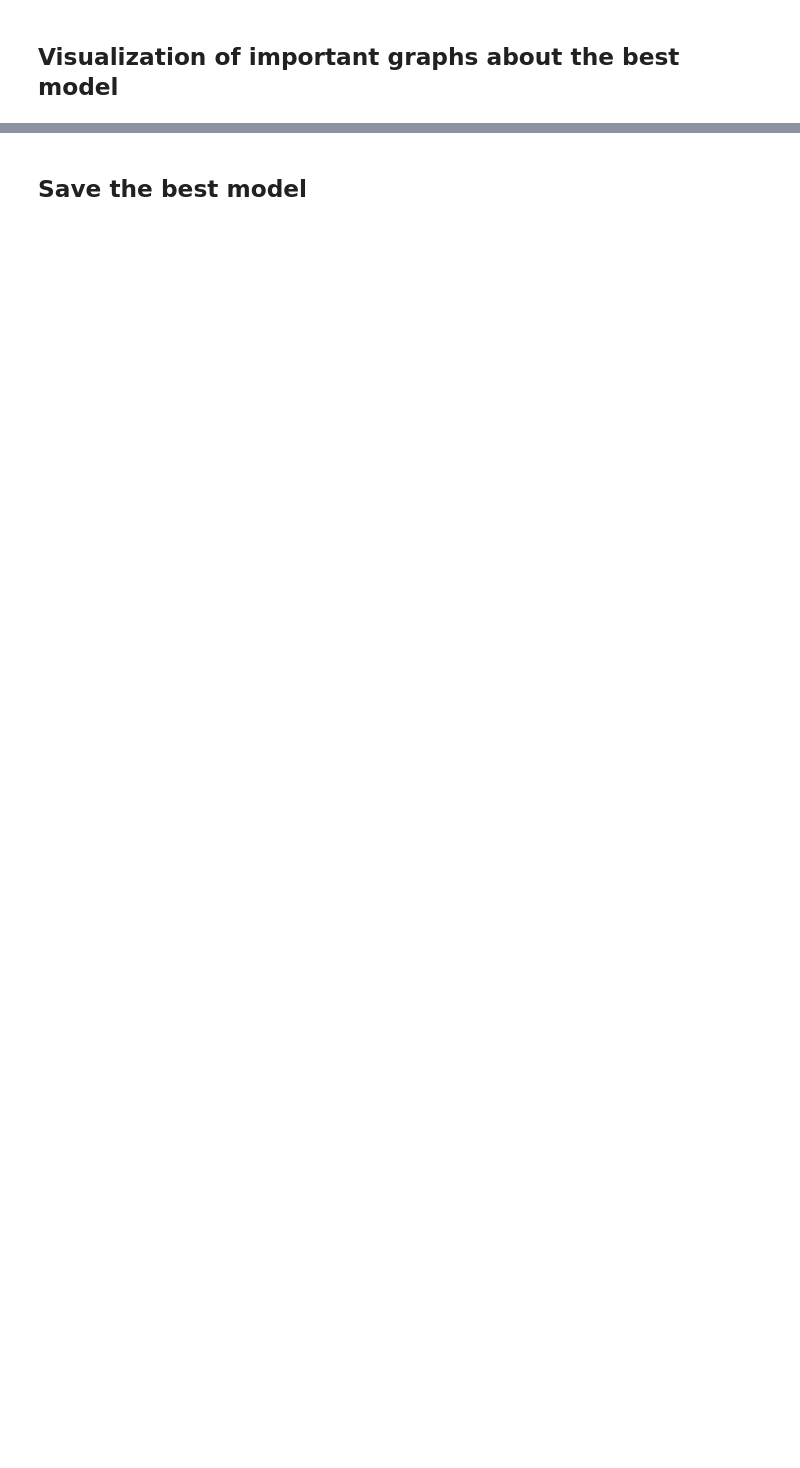
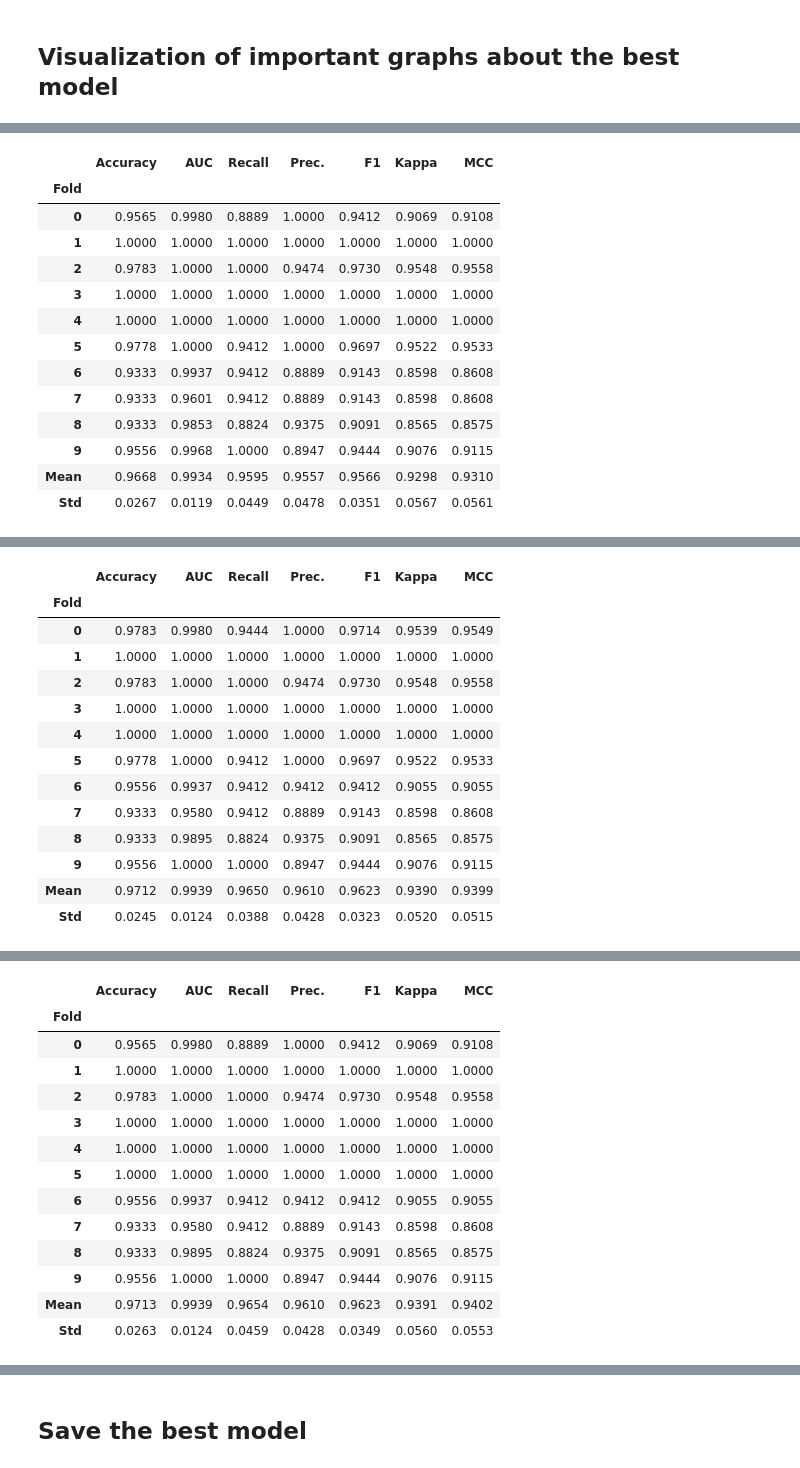
Before and after one commit to aarevalom0/EEG-Interictal-ML-Pipeline, a Jupyter notebook: notebooks/3_Machine_Learning_Model_Training_Evaluation.ipynb, the cells around one changed output, grey strips where cells are left out. Cells and saved outputs as stored; diff of their text form; code cells hidden in the pictures; blank space fills up the shorter version.

Commit message:
update files for best classifier by pycaret

```diff
--- a/notebooks/3_Machine_Learning_Model_Training_Evaluation.ipynb
+++ b/notebooks/3_Machine_Learning_Model_Training_Evaluation.ipynb
@@ -128,0 +113,7 @@ plot_model(best_model, plot='class_report', save=True)
+# %%
+
+
+ensemble = ensemble_model(best_model)
+blended = blend_models([best_model, ensemble])
+stacked = stack_models([best_model, ensemble, blended])
+# %% [output]
@@ -128,0 +121,14 @@ plot_model(best_model, plot='class_report', save=True)
+|  | Accuracy | AUC | Recall | Prec. | F1 | Kappa | MCC |
+| Fold |  |  |  |  |  |  |  |
+| 0 | 0.9565 | 0.9980 | 0.8889 | 1.0000 | 0.9412 | 0.9069 | 0.9108 |
+| 1 | 1.0000 | 1.0000 | 1.0000 | 1.0000 | 1.0000 | 1.0000 | 1.0000 |
+| 2 | 0.9783 | 1.0000 | 1.0000 | 0.9474 | 0.9730 | 0.9548 | 0.9558 |
+| 3 | 1.0000 | 1.0000 | 1.0000 | 1.0000 | 1.0000 | 1.0000 | 1.0000 |
+| 4 | 1.0000 | 1.0000 | 1.0000 | 1.0000 | 1.0000 | 1.0000 | 1.0000 |
+| 5 | 0.9778 | 1.0000 | 0.9412 | 1.0000 | 0.9697 | 0.9522 | 0.9533 |
+| 6 | 0.9333 | 0.9937 | 0.9412 | 0.8889 | 0.9143 | 0.8598 | 0.8608 |
+| 7 | 0.9333 | 0.9601 | 0.9412 | 0.8889 | 0.9143 | 0.8598 | 0.8608 |
+| 8 | 0.9333 | 0.9853 | 0.8824 | 0.9375 | 0.9091 | 0.8565 | 0.8575 |
+| 9 | 0.9556 | 0.9968 | 1.0000 | 0.8947 | 0.9444 | 0.9076 | 0.9115 |
+| Mean | 0.9668 | 0.9934 | 0.9595 | 0.9557 | 0.9566 | 0.9298 | 0.9310 |
+| Std | 0.0267 | 0.0119 | 0.0449 | 0.0478 | 0.0351 | 0.0567 | 0.0561 |
@@ -128,0 +137,14 @@ plot_model(best_model, plot='class_report', save=True)
+|  | Accuracy | AUC | Recall | Prec. | F1 | Kappa | MCC |
+| Fold |  |  |  |  |  |  |  |
+| 0 | 0.9783 | 0.9980 | 0.9444 | 1.0000 | 0.9714 | 0.9539 | 0.9549 |
+| 1 | 1.0000 | 1.0000 | 1.0000 | 1.0000 | 1.0000 | 1.0000 | 1.0000 |
+| 2 | 0.9783 | 1.0000 | 1.0000 | 0.9474 | 0.9730 | 0.9548 | 0.9558 |
+| 3 | 1.0000 | 1.0000 | 1.0000 | 1.0000 | 1.0000 | 1.0000 | 1.0000 |
+| 4 | 1.0000 | 1.0000 | 1.0000 | 1.0000 | 1.0000 | 1.0000 | 1.0000 |
+| 5 | 0.9778 | 1.0000 | 0.9412 | 1.0000 | 0.9697 | 0.9522 | 0.9533 |
+| 6 | 0.9556 | 0.9937 | 0.9412 | 0.9412 | 0.9412 | 0.9055 | 0.9055 |
+| 7 | 0.9333 | 0.9580 | 0.9412 | 0.8889 | 0.9143 | 0.8598 | 0.8608 |
+| 8 | 0.9333 | 0.9895 | 0.8824 | 0.9375 | 0.9091 | 0.8565 | 0.8575 |
+| 9 | 0.9556 | 1.0000 | 1.0000 | 0.8947 | 0.9444 | 0.9076 | 0.9115 |
+| Mean | 0.9712 | 0.9939 | 0.9650 | 0.9610 | 0.9623 | 0.9390 | 0.9399 |
+| Std | 0.0245 | 0.0124 | 0.0388 | 0.0428 | 0.0323 | 0.0520 | 0.0515 |
@@ -128,0 +153,14 @@ plot_model(best_model, plot='class_report', save=True)
+|  | Accuracy | AUC | Recall | Prec. | F1 | Kappa | MCC |
+| Fold |  |  |  |  |  |  |  |
+| 0 | 0.9565 | 0.9980 | 0.8889 | 1.0000 | 0.9412 | 0.9069 | 0.9108 |
+| 1 | 1.0000 | 1.0000 | 1.0000 | 1.0000 | 1.0000 | 1.0000 | 1.0000 |
+| 2 | 0.9783 | 1.0000 | 1.0000 | 0.9474 | 0.9730 | 0.9548 | 0.9558 |
+| 3 | 1.0000 | 1.0000 | 1.0000 | 1.0000 | 1.0000 | 1.0000 | 1.0000 |
+| 4 | 1.0000 | 1.0000 | 1.0000 | 1.0000 | 1.0000 | 1.0000 | 1.0000 |
+| 5 | 1.0000 | 1.0000 | 1.0000 | 1.0000 | 1.0000 | 1.0000 | 1.0000 |
+| 6 | 0.9556 | 0.9937 | 0.9412 | 0.9412 | 0.9412 | 0.9055 | 0.9055 |
+| 7 | 0.9333 | 0.9580 | 0.9412 | 0.8889 | 0.9143 | 0.8598 | 0.8608 |
+| 8 | 0.9333 | 0.9895 | 0.8824 | 0.9375 | 0.9091 | 0.8565 | 0.8575 |
+| 9 | 0.9556 | 1.0000 | 1.0000 | 0.8947 | 0.9444 | 0.9076 | 0.9115 |
+| Mean | 0.9713 | 0.9939 | 0.9654 | 0.9610 | 0.9623 | 0.9391 | 0.9402 |
+| Std | 0.0263 | 0.0124 | 0.0459 | 0.0428 | 0.0349 | 0.0560 | 0.0553 |
```
Also changed, not shown: parts of 12 cells of this notebook, 6 other files.
